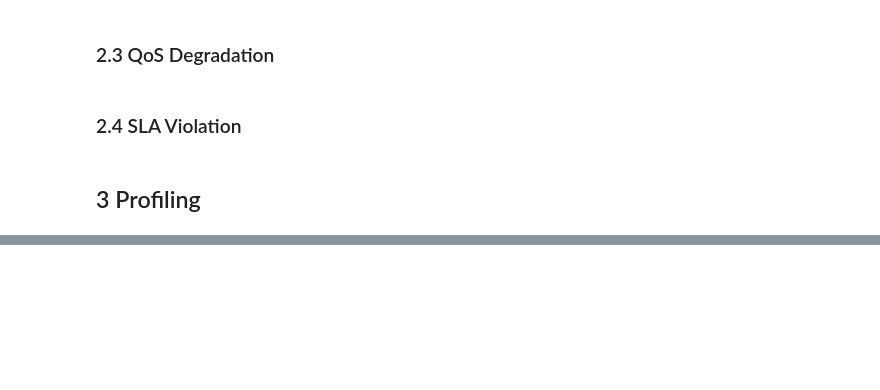
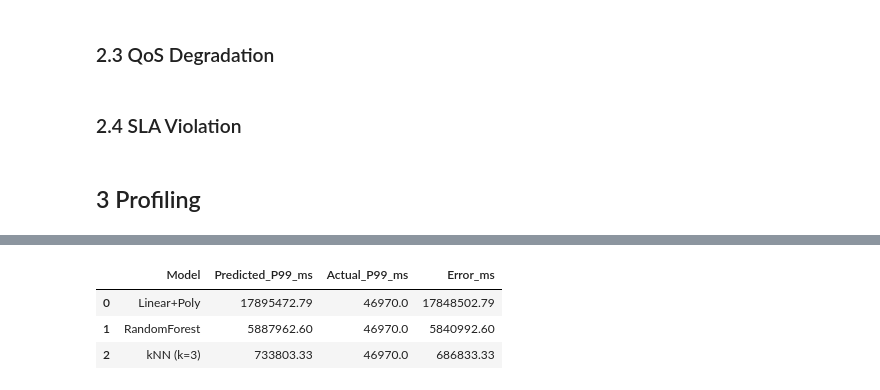
Before and after one commit to georgakopoulosgeo/Interference_Thesis_NTUA, a Jupyter notebook: profiling/fix_datasets.ipynb, the cells around one changed output, grey strips where cells are left out. Saved outputs shown, nothing was run; the diff lists cells and outputs as text; code cells hidden in the pictures; blank space fills up the shorter version.

```diff
--- a/profiling/fix_datasets.ipynb
+++ b/profiling/fix_datasets.ipynb
@@ -762,0 +749,18 @@ TestCaseID  P90_Latency
+# %%
+# 1. Prepare X, y from the full df_ml
+all_feats = [c for c in df_ml.columns if c.startswith('mean_') or c.startswith('p95_')]
+X_full = df_ml[all_feats].values
+y = df_ml['P99_Latency'].values
+
+# 2. Fit a baseline Random Forest to get importances
+rf_base = RandomForestRegressor(n_estimators=200, random_state=42)
+rf_base.fit(X_full, y)
+
+# 3. Extract and sort feature importances
+importances = rf_base.feature_importances_
+feat_imp = pd.Series(importances, index=all_feats).sort_values(ascending=False)
+
+# Show the top 10 features
+top_k = 5
+print("Top features by importance:")
+print(feat_imp.head(top_k))
@@ -762,0 +824,63 @@ TestCaseID  P90_Latency
+# %%
+# Paths
+test_dir = 'HR_Test'
+pcm_test_file = os.path.join(test_dir, 'pcm_system_metrics_TC-VM-01_test.csv')
+workload_test_file = os.path.join(test_dir, 'workload_metrics.csv')
+
+# 1. Profile the test PCM file
+df_pcm_test = pd.read_csv(pcm_test_file)
+numeric_cols = df_pcm_test.select_dtypes(include=[np.number]).columns
+
+# Define the same clean_col used in profiling
+def clean_col(col):
+    col = col.replace('System - ', '')
+    col = col.replace('System Core C-States - ', 'core_c_')
+    col = col.replace('System Pack C-States - ', 'pack_c_')
+    return col.strip().replace(' ', '_').replace('-', '').lower()
+
+# Aggregate mean and 95th percentile
+feat_mean = df_pcm_test[numeric_cols].mean().rename(
+    index={col: 'mean_' + clean_col(col) for col in numeric_cols}
+)
+feat_p95 = df_pcm_test[numeric_cols].quantile(0.95).rename(
+    index={col: 'p95_' + clean_col(col) for col in numeric_cols}
+)
+df_test_features = pd.concat([feat_mean, feat_p95]).to_frame().T
+
+# 2. Restrict to top_features and fill any missing with 0
+for feat in top_features:
+    if feat not in df_test_features:
+        df_test_features[feat] = 0.0
+df_test_features = df_test_features[top_features]
+
+# 3. Retrain pipelines on the full reduced dataset
+# Assumes X_reduced, y, and pipelines dict are already in memory
+fitted_pipelines = {}
+for name, pipe in pipelines.items():
+    pipe.fit(X_reduced, y)
+    fitted_pipelines[name] = pipe
+
+# 4. Predict P99 latency for each model
+preds = {}
+for name, pipe in fitted_pipelines.items():
+    preds[name] = pipe.predict(df_test_features.values)[0]
+
+# 5. Load observed P99 latency
+df_obs = pd.read_csv(workload_test_file)
+actual_p99 = df_obs['P99_Latency'].iloc[0]  # adjust column name if needed
+
+# 6. Build comparison table
+comparison = pd.DataFrame([
+    {
+        'Model': name,
+        'Predicted_P99_ms': round(pred, 2),
+        'Actual_P99_ms': actual_p99,
+        'Error_ms': round(pred - actual_p99, 2)
+    }
+    for name, pred in preds.items()
+])
+
+# 7. Display results
+print("Test Scenario: HR_Test")
+display(comparison)
+# %% [output]
@@ -762,0 +888,4 @@ TestCaseID  P90_Latency
+|  | Model | Predicted_P99_ms | Actual_P99_ms | Error_ms |
+| 0 | Linear+Poly | 17895472.79 | 46970.0 | 17848502.79 |
+| 1 | RandomForest | 5887962.60 | 46970.0 | 5840992.60 |
+| 2 | kNN (k=3) | 733803.33 | 46970.0 | 686833.33 |
```
Also changed, not shown: parts of 49 cells of this notebook, 1 other file.
